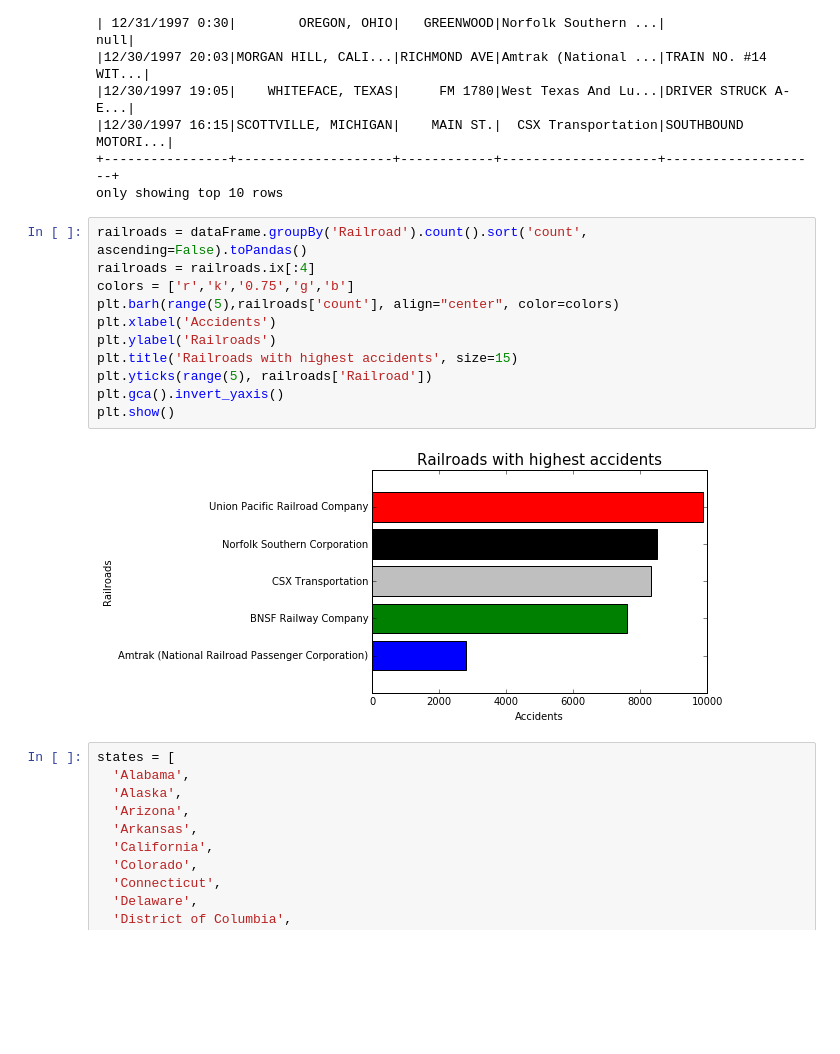
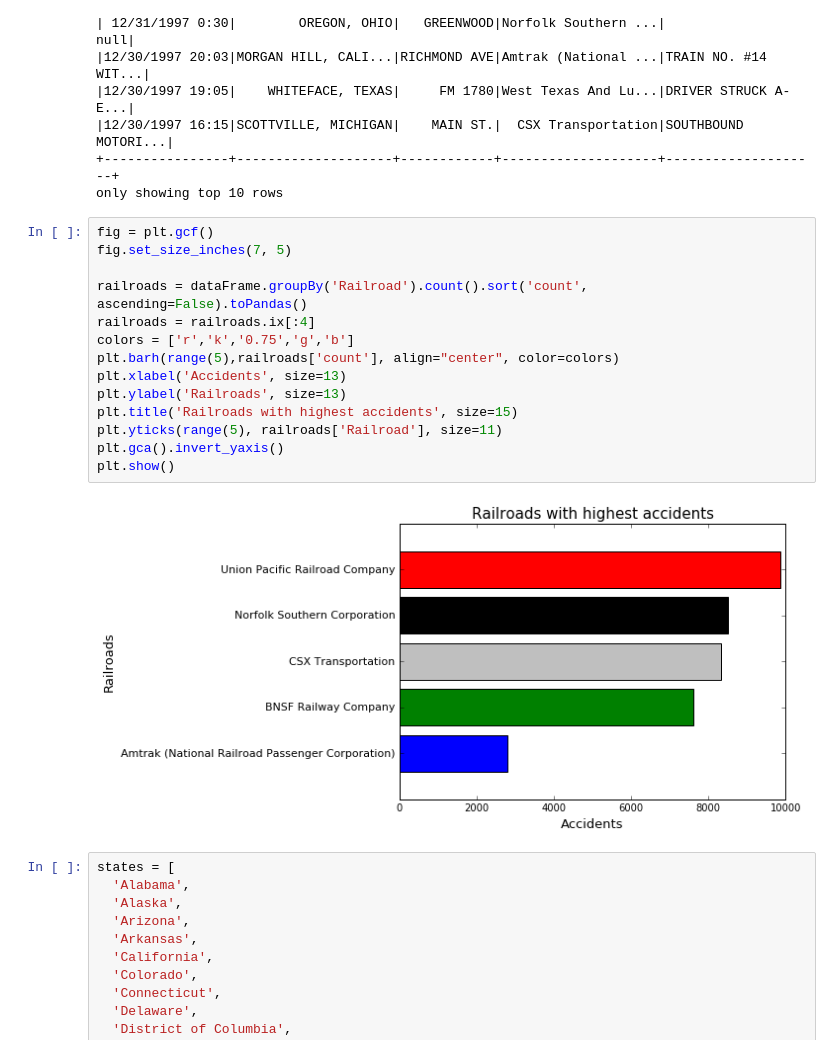
Before and after one commit to Akshay2005/Train-Wreck-Data-Analytics, a Jupyter notebook: Train Wreck Data Analytics.ipynb, the cells around one changed output. Cells and saved outputs as stored; diff of their text form; blank space fills up the shorter version.

```diff
--- a/Train Wreck Data Analytics.ipynb
+++ b/Train Wreck Data Analytics.ipynb
@@ -44,18 +44,21 @@ Data:
 +----------------+--------------------+------------+--------------------+--------------------+
 only showing top 10 rows
 # %%
+fig = plt.gcf()
+fig.set_size_inches(7, 5)
+
 railroads = dataFrame.groupBy('Railroad').count().sort('count', ascending=False).toPandas()
 railroads = railroads.ix[:4]
 colors = ['r','k','0.75','g','b']
 plt.barh(range(5),railroads['count'], align="center", color=colors)
-plt.xlabel('Accidents')
-plt.ylabel('Railroads')
+plt.xlabel('Accidents', size=13)
+plt.ylabel('Railroads', size=13)
 plt.title('Railroads with highest accidents', size=15)
-plt.yticks(range(5), railroads['Railroad'])
+plt.yticks(range(5), railroads['Railroad'], size=11)
 plt.gca().invert_yaxis()
 plt.show()
 # %% [output]
-[figure, old version]
+[figure, new version]
 # %%
 states = [
   'Alabama',
```
Also changed, not shown: parts of 4 cells of this notebook.
